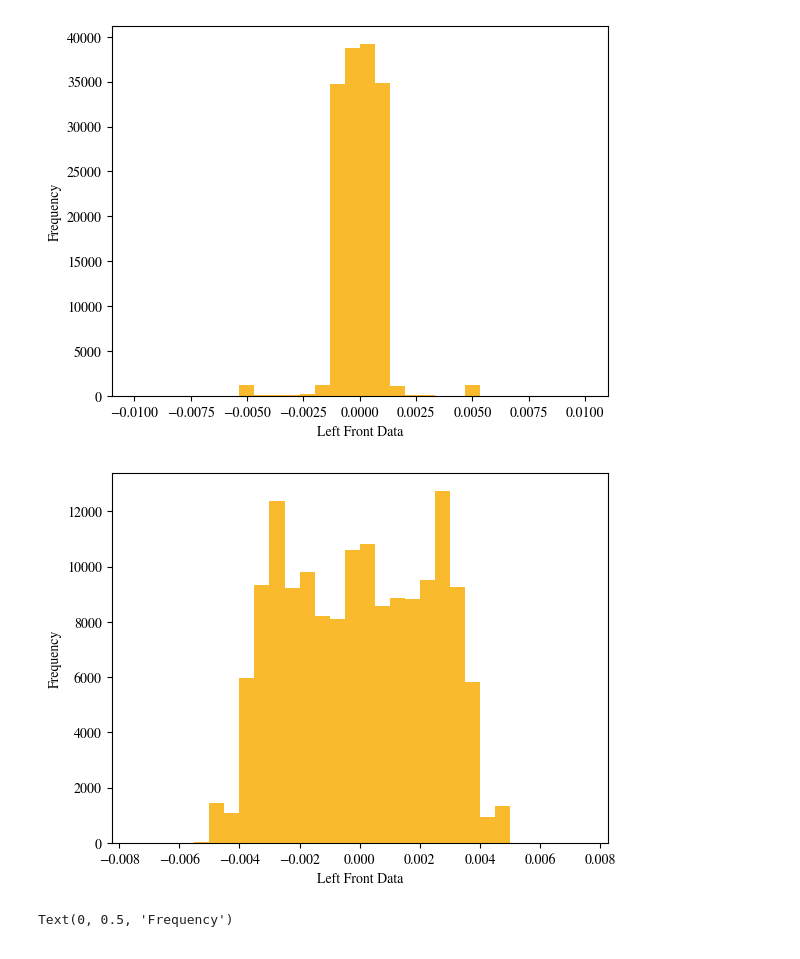
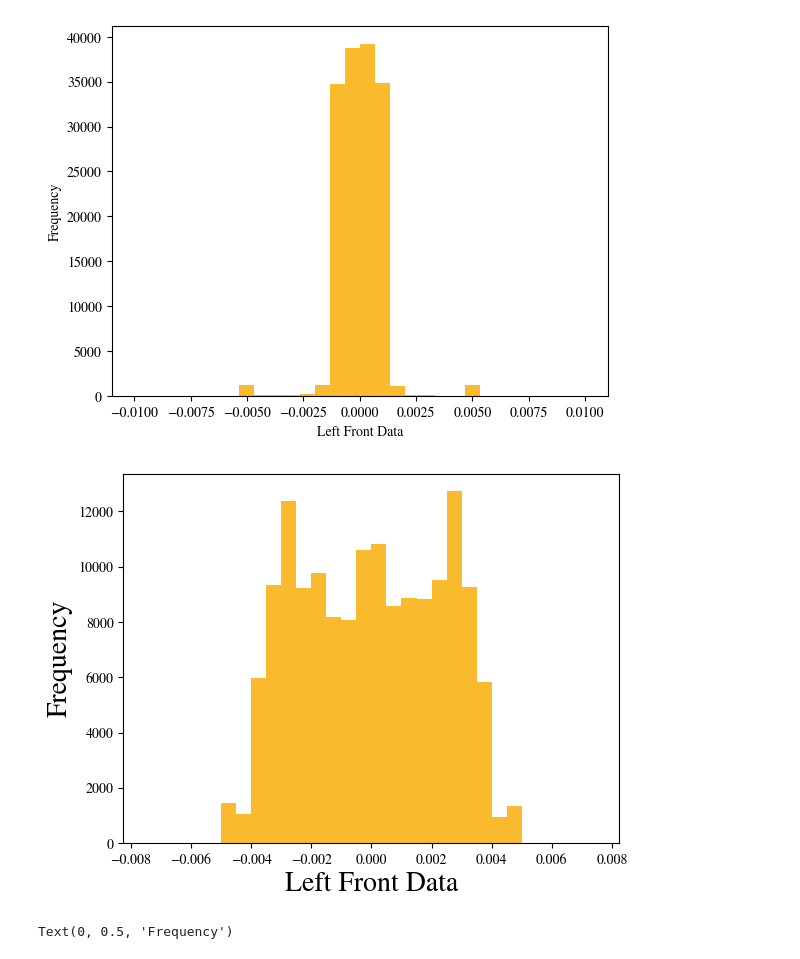
Before and after one commit to SenuraHansaja/H-IoT-Golob-Rice-Compression-Automation, a Jupyter notebook: EEG data/histogram_plots.ipynb, the cells around one changed output. Saved outputs shown, nothing was run; the diff lists cells and outputs as text; code cells hidden in the pictures.

```diff
--- a/EEG data/histogram_plots.ipynb
+++ b/EEG data/histogram_plots.ipynb
@@ -118,11 +118,11 @@ Text(0, 0.5, 'Frequency')
 [figure]
 # %%
 plt.hist(EEG_raw_data_2[1], bins = 30,range = [-0.0075, 0.0075], color='#F9BA2D')
-plt.xlabel('Left Front Data')
-plt.ylabel('Frequency')
+plt.xlabel('Left Front Data', fontsize=20)
+plt.ylabel('Frequency', fontsize=20)
 plt.savefig('eeg unfiltered output.pdf')
 # %% [output]
-[figure, old version]
+[figure, new version]
 # %%
 plt.hist(EEG_raw_data_2[2], bins = 30,range = [-0.006, 0.006], color='#F9BA2D')
 plt.xlabel('Left Front Data')
```
Also changed, not shown: parts of 1 cell of this notebook, 7 other files.
